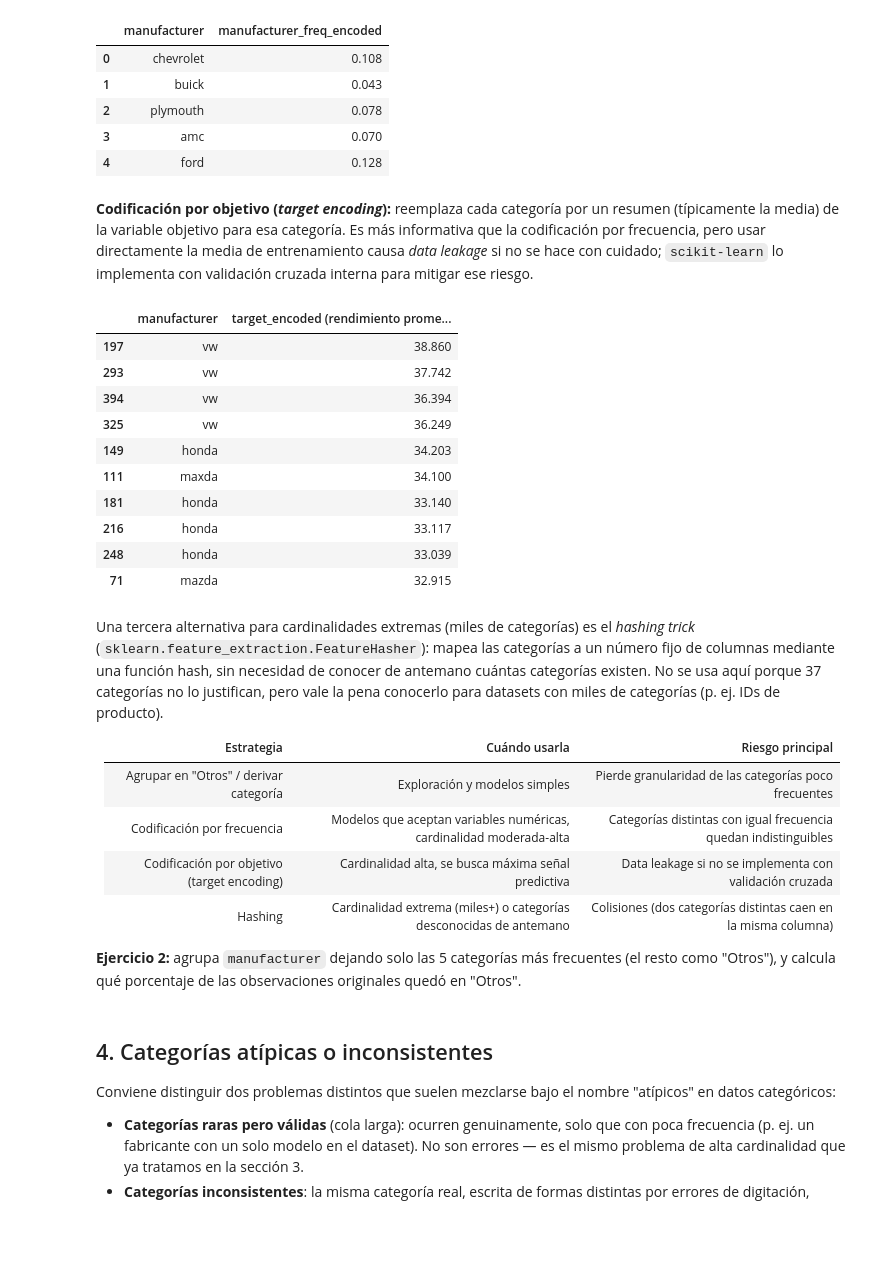
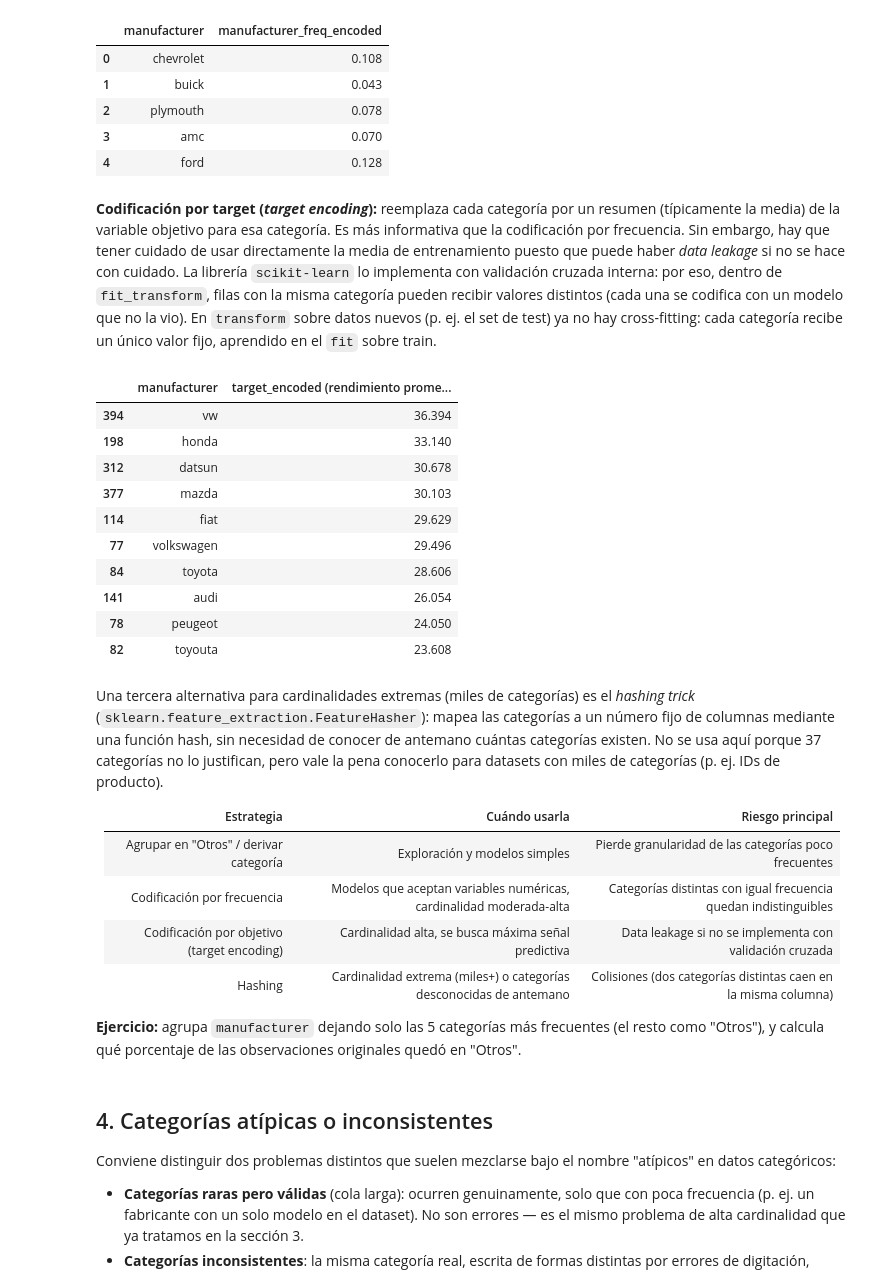
Before and after one commit to nicolasggiraldo/esp_estadistica_202607, a Jupyter notebook: notebooks/04_estadistica_descriptiva_datos_categoricos.ipynb, the cells around one changed output. Drawn from its saved outputs; the diff is of its cells as text; code cells hidden in the pictures; blank space fills up the shorter version.

```diff
--- a/notebooks/04_estadistica_descriptiva_datos_categoricos.ipynb
+++ b/notebooks/04_estadistica_descriptiva_datos_categoricos.ipynb
@@ -184,27 +192,32 @@ mpg[["manufacturer", "manufacturer_freq_encoded"]].head()
 | 3 | amc | 0.070 |
 | 4 | ford | 0.128 |
 # %% [markdown]
-**Codificación por objetivo (*target encoding*):** reemplaza cada categoría por un resumen (típicamente la media) de la variable objetivo para esa categoría. Es más informativa que la codificación por frecuencia, pero usar directamente la media de entrenamiento causa *data leakage* si no se hace con cuidado; `scikit-learn` lo implementa con validación cruzada interna para mitigar ese riesgo.
+**Codificación por target (*target encoding*):** reemplaza cada categoría por un resumen (típicamente la media) de la variable objetivo para esa categoría. Es más informativa que la codificación por frecuencia. Sin embargo, hay que tener cuidado de usar directamente la media de entrenamiento puesto que puede haber *data leakage* si no se hace con cuidado. La librería `scikit-learn` lo implementa con validación cruzada interna: por eso, dentro de `fit_transform`, filas con la misma categoría pueden recibir valores distintos (cada una se codifica con un modelo que no la vio). En `transform` sobre datos nuevos (p. ej. el set de test) ya no hay cross-fitting: cada categoría recibe un único valor fijo, aprendido en el `fit` sobre train.
 # %%
+from sklearn.model_selection import train_test_split
+
+train, test = train_test_split(mpg, test_size=0.2, random_state=42)
+
 encoder = TargetEncoder(target_type="continuous", random_state=42)
-manufacturer_target_encoded = encoder.fit_transform(mpg[["manufacturer"]], mpg["mpg"])
+train_target_encoded = encoder.fit_transform(train[["manufacturer"]], train["mpg"])
+test_target_encoded = encoder.transform(test[["manufacturer"]])
 
 pd.DataFrame({
-    "manufacturer": mpg["manufacturer"],
-    "target_encoded (rendimiento promedio)": manufacturer_target_encoded.ravel(),
+    "manufacturer": test["manufacturer"],
+    "target_encoded (rendimiento promedio)": test_target_encoded.ravel(),
 }).drop_duplicates().sort_values("target_encoded (rendimiento promedio)", ascending=False).head(10)
 # %% [output]
 |  | manufacturer | target_encoded (rendimiento prome... |
-| 197 | vw | 38.860 |
-| 293 | vw | 37.742 |
 | 394 | vw | 36.394 |
-| 325 | vw | 36.249 |
-| 149 | honda | 34.203 |
-| 111 | maxda | 34.100 |
-| 181 | honda | 33.140 |
-| 216 | honda | 33.117 |
-| 248 | honda | 33.039 |
-| 71 | mazda | 32.915 |
+| 198 | honda | 33.140 |
+| 312 | datsun | 30.678 |
+| 377 | mazda | 30.103 |
+| 114 | fiat | 29.629 |
+| 77 | volkswagen | 29.496 |
+| 84 | toyota | 28.606 |
+| 141 | audi | 26.054 |
+| 78 | peugeot | 24.050 |
+| 82 | toyouta | 23.608 |
 # %% [markdown]
 Una tercera alternativa para cardinalidades extremas (miles de categorías) es el *hashing trick* (`sklearn.feature_extraction.FeatureHasher`): mapea las categorías a un número fijo de columnas mediante una función hash, sin necesidad de conocer de antemano cuántas categorías existen. No se usa aquí porque 37 categorías no lo justifican, pero vale la pena conocerlo para datasets con miles de categorías (p. ej. IDs de producto).
 
@@ -215,5 +228,5 @@ Una tercera alternativa para cardinalidades extremas (miles de categorías) es e
 | Codificación por objetivo (target encoding) | Cardinalidad alta, se busca máxima señal predictiva | Data leakage si no se implementa con validación cruzada |
 | Hashing | Cardinalidad extrema (miles+) o categorías desconocidas de antemano | Colisiones (dos categorías distintas caen en la misma columna) |
 
-**Ejercicio 2:** agrupa `manufacturer` dejando solo las 5 categorías más frecuentes (el resto como "Otros"), y calcula qué porcentaje de las observaciones originales quedó en "Otros".
+**Ejercicio:** agrupa `manufacturer` dejando solo las 5 categorías más frecuentes (el resto como "Otros"), y calcula qué porcentaje de las observaciones originales quedó en "Otros".
 # %%
```
Also changed, not shown: parts of 12 cells of this notebook.
